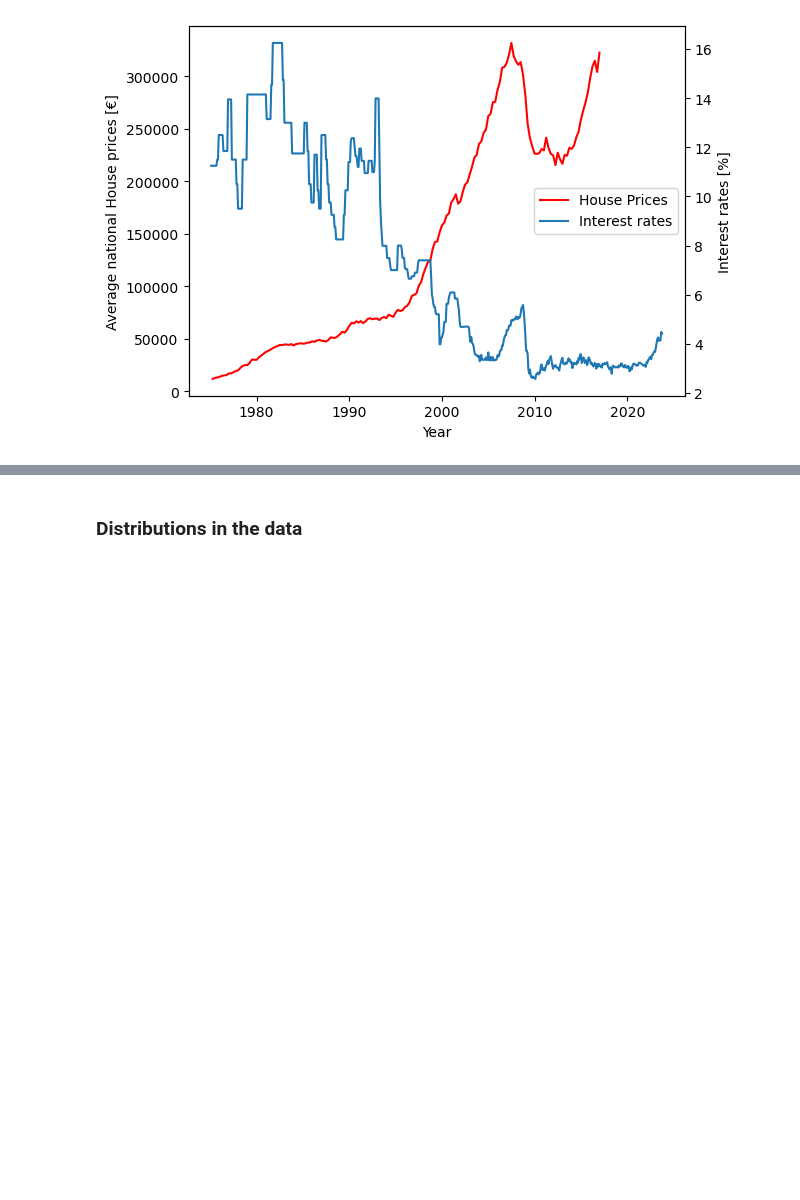
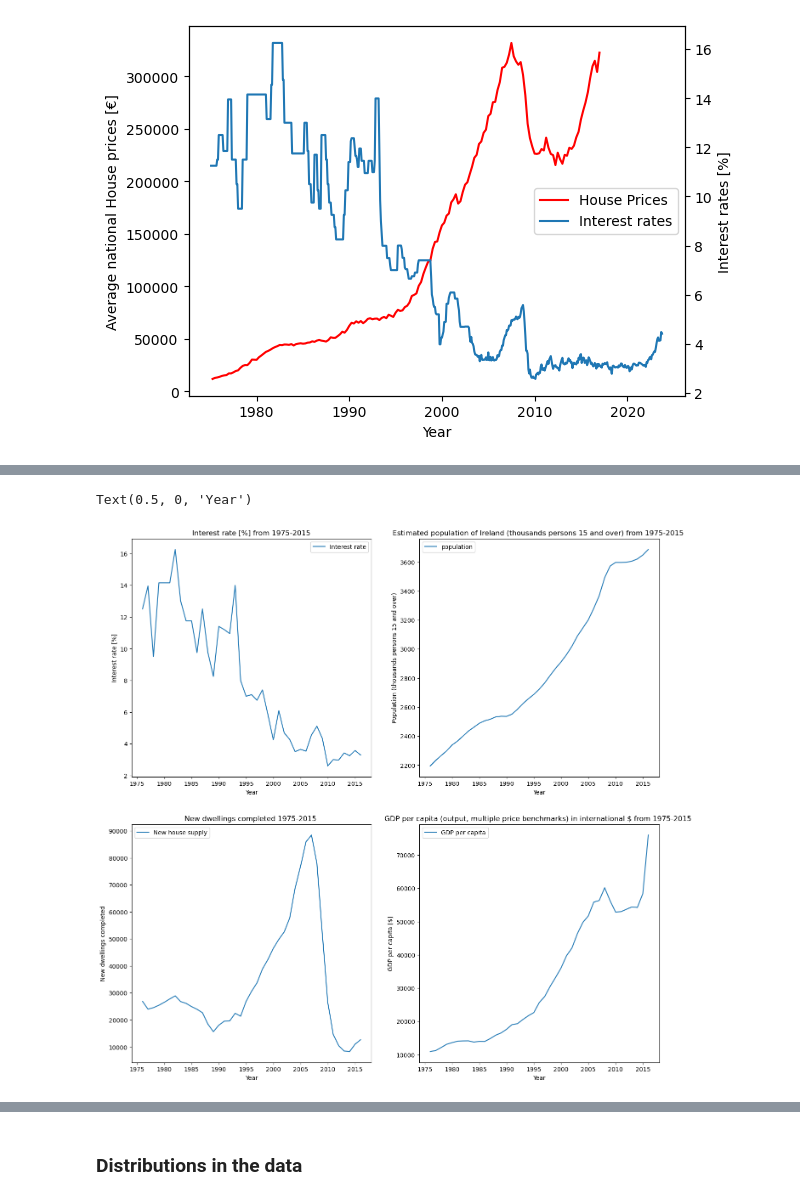
Before and after one commit to shanekeenan/prog_data_analysis, a Jupyter notebook: project1/project1.ipynb, the cells around one changed output, grey strips where cells are left out. Saved outputs shown, nothing was run; the diff lists cells and outputs as text; code cells hidden in the pictures; blank space fills up the shorter version.

```diff
--- a/project1/project1.ipynb
+++ b/project1/project1.ipynb
@@ -768,0 +691,4 @@ merged_df_2
+# %%
+# Merge the DataFrames on the 'Date' index
+merged_df2 = pd.merge(real_pop_filtered_idx8_trun, merged_df, on='Date', how='inner')
+merged_df2 # that worked... phew
@@ -768,0 +910,29 @@ merged_df_2
+# %%
+# plots
+fig, ax = plt.subplots(2, 2, figsize=(16, 16))
+ax[0, 0].plot(df.index, df['r_intra'], label = 'Interest rate')
+ax[0, 0].set_title('Interest rate [%] from 1975-2015')
+ax[0, 0].legend(loc='upper right')
+ax[0, 0].set_ylabel('Interest rate [%]')
+ax[0, 0].set_xlabel('Year')
+
+ax[0, 1].plot(df.index, df['real_population'], label = 'population')
+ax[0, 1].set_title('Estimated population of Ireland (thousands persons 15 and over) from 1975-2015 ')
+ax[0, 1].legend(loc='upper left')
+ax[0, 1].set_ylabel('Population (thousands persons 15 and over)')
+ax[0, 1].set_xlabel('Year')
+
+ax[1, 0].plot(df.index, df['real_supp'], label = 'New house supply')
+ax[1, 0].set_title('New dwellings completed 1975-2015 ')
+ax[1, 0].legend(loc='upper left')
+ax[1, 0].set_ylabel('New dwellings completed')
+ax[1, 0].set_xlabel('Year')
+
+ax[1, 1].plot(df.index, df['GDP_per_capita'], label = 'GDP per capita')
+ax[1, 1].set_title('GDP per capita (output, multiple price benchmarks) in international $ from 1975-2015 ')
+ax[1, 1].legend(loc='upper left')
+ax[1, 1].set_ylabel('GDP per capita [$]')
+ax[1, 1].set_xlabel('Year')
+# %% [output]
+Text(0.5, 0, 'Year')
+[figure, added]
```
Also changed, not shown: parts of 53 cells of this notebook.
